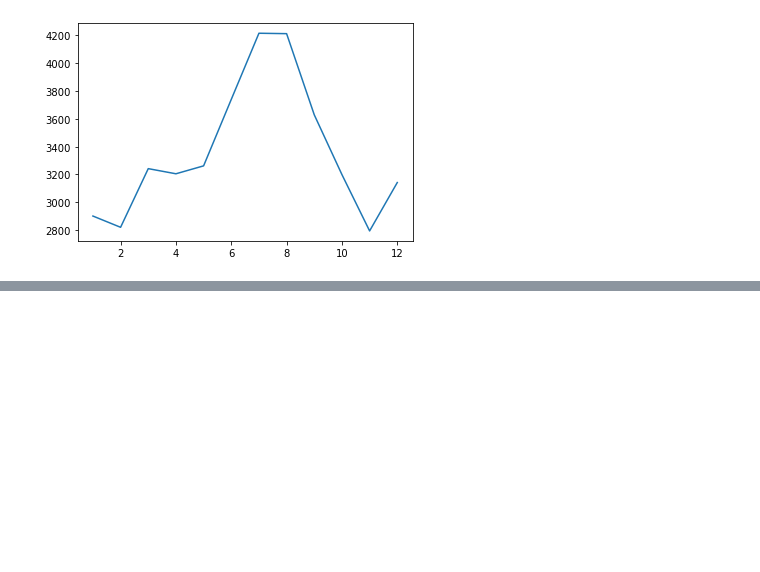
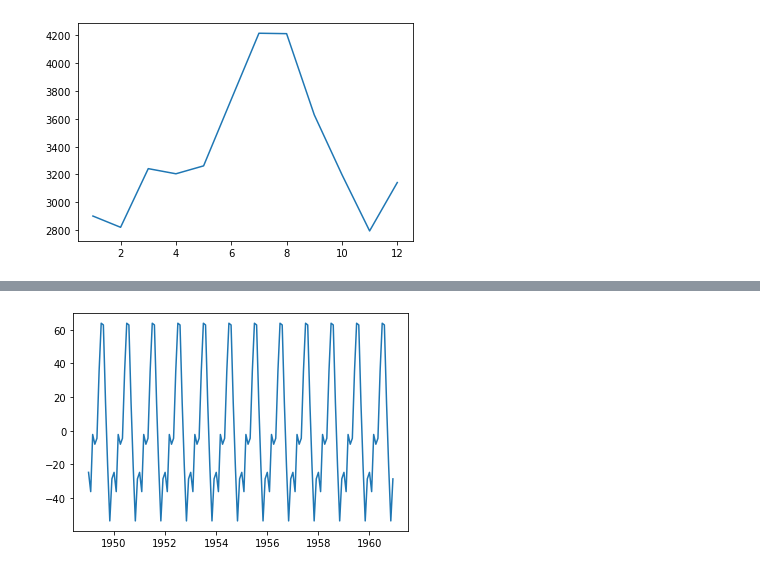
Before and after one commit to emariot/Estatistica_com_R_e_Python, a Jupyter notebook: Python/series_temporais.ipynb, the cells around one changed output, grey strips where cells are left out. Drawn from its saved outputs; the diff is of its cells as text; code cells hidden in the pictures; blank space fills up the shorter version.

```diff
--- a/Python/series_temporais.ipynb
+++ b/Python/series_temporais.ipynb
@@ -125 +127,4 @@ plt.plot(ts_datas)
 [figure]
+# %%
+# Decomposição da série tempora, criando uma variável para cada formarto
+decomposicao = seasonal_decompose(ts)
@@ -125,0 +149,3 @@ plt.plot(ts_datas)
+# %%
+sazonal = decomposicao.seasonal
+sazonal
@@ -125,0 +183,5 @@ plt.plot(ts_datas)
+# %%
+# visualização de gráficos para cada formarto da série temporal
+plt.plot(sazonal);
+# %% [output]
+[figure, added]
```
Also changed, not shown: parts of 15 cells of this notebook.
